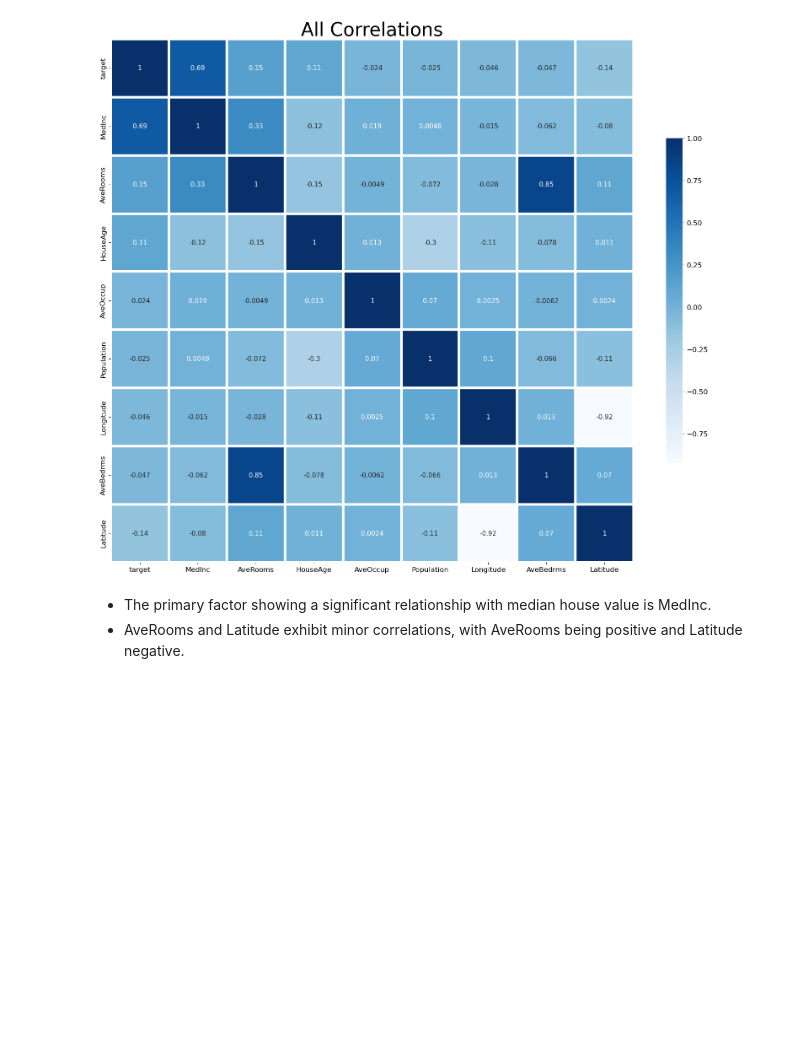
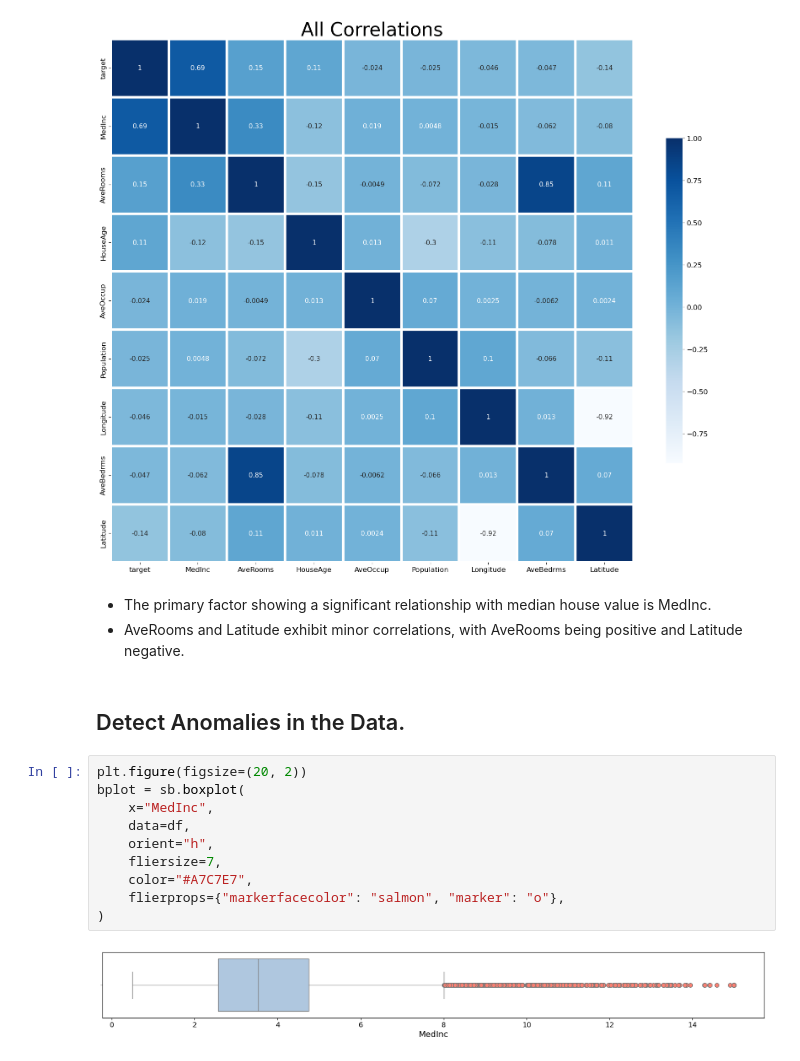
Before and after one commit to tyrantdavis/support-vector-machine-regression, a Jupyter notebook: svm-regression.ipynb, the cells around one changed output. Cells and saved outputs as stored; diff of their text form; blank space fills up the shorter version.

Commit message:
Detect outliers in the dataset.
Observe the values distribution for the MedInc feature.

```diff
--- a/svm-regression.ipynb
+++ b/svm-regression.ipynb
@@ -206,3 +206,17 @@ sb.heatmap(
 # %% [markdown]
 - The primary factor showing a significant relationship with median house value is MedInc.
 - AveRooms and Latitude exhibit minor correlations, with AveRooms being positive and Latitude negative.
+# %% [markdown]
+## Detect Anomalies in the Data.
+# %%
+plt.figure(figsize=(20, 2))
+bplot = sb.boxplot(
+    x="MedInc",
+    data=df,
+    orient="h",
+    fliersize=7,
+    color="#A7C7E7",
+    flierprops={"markerfacecolor": "salmon", "marker": "o"},
+)
+# %% [output]
+[figure, added]
```
Also changed, not shown: parts of 6 cells of this notebook.
